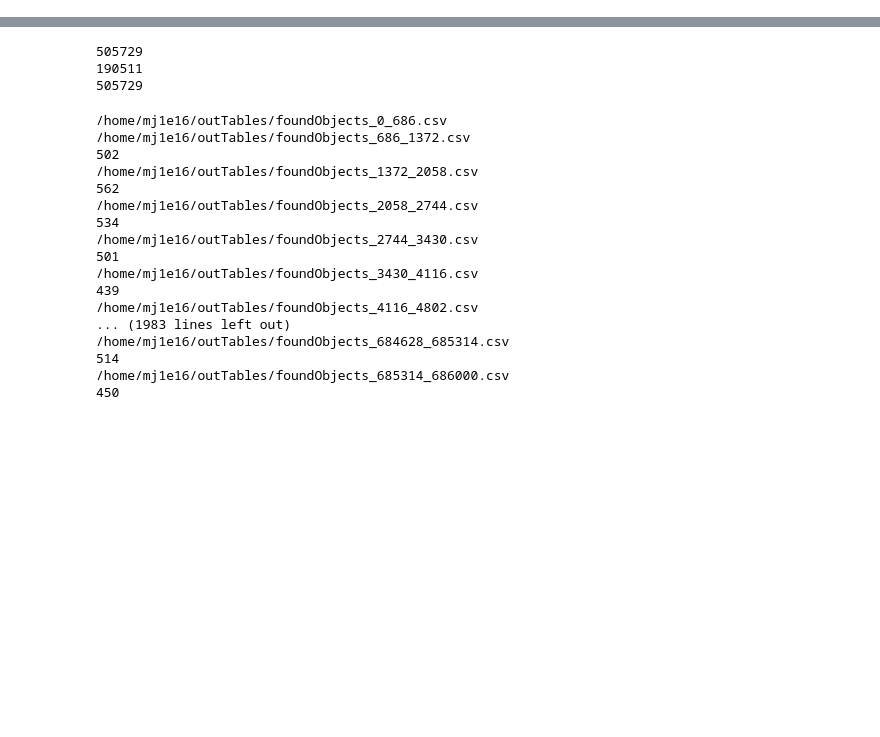
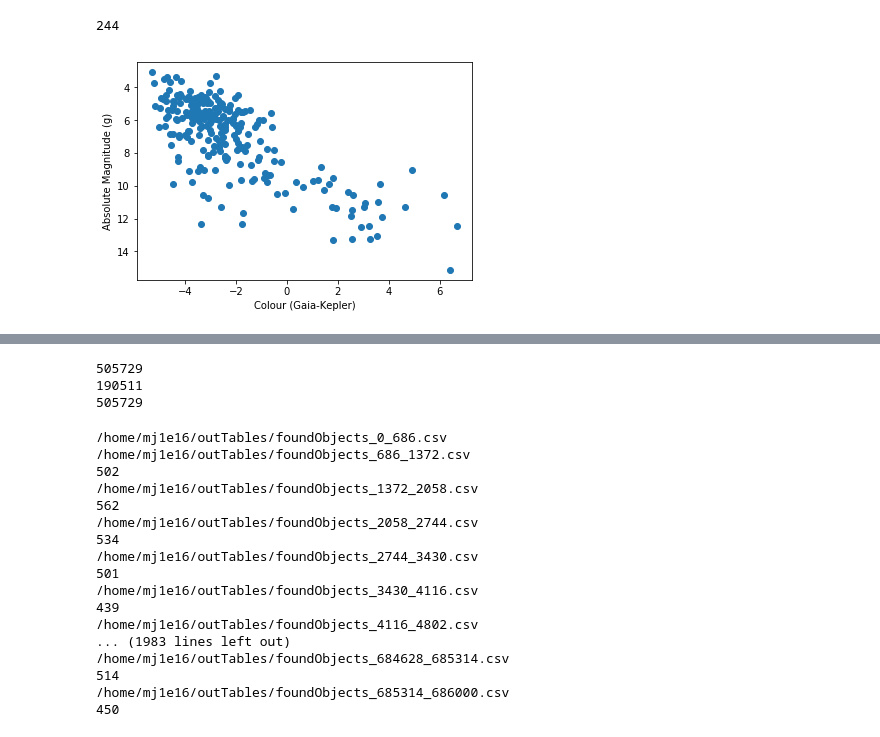
Before and after one commit to mj1e16lsst/keplerPhotometry, a Jupyter notebook: slim-matchingResults.ipynb, the cells around one changed output, grey strips where cells are left out. Drawn from its saved outputs; the diff is of its cells as text; code cells hidden in the pictures; blank space fills up the shorter version.

```diff
--- a/slim-matchingResults.ipynb
+++ b/slim-matchingResults.ipynb
@@ -31 +30,27 @@ print(len(matchTabTot))
+# %%
+def findMatchesGaia(tab,gaia,max_sep = 15.0 * u.arcsec):
+
+    matches = 'not matched'
+    ra1 = gaia['ra']
+    dec1 = gaia['dec']
+    print(len(dec1))
+    idx = []
+    number = tab['index']
+    ra2 = tab['RA']
+    dec2 = tab['DEC']
+    catalog = SkyCoord(ra=ra1*u.degree, dec=dec1*u.degree)
+    c = SkyCoord(ra=ra2*u.degree, dec=dec2*u.degree)
+    idx, d2d, d3d = c.match_to_catalog_sky(catalog)
+    sep_constraint = d2d < max_sep
+    objectsFound = number[sep_constraint]
+    df = tab.to_pandas()
+    df = df[df['index'].isin(objectsFound)]
+
+#     idx, d2d, d3d = catalog.match_to_catalog_sky(c)
+#     sep_constraint = d2d < max_sep
+#     objectsFound = number[sep_constraint]
+#     df = tab.to_pandas()
+#     df = df[df['index'].isin(objectsFound)]
+
+    return df
 # %%
@@ -49,3 +81,26 @@ def findMatchesNoCondition(tab,match,max_sep = 5.0 * u.arcsec):
+# %%
+matched = findMatchesGaia(tabTot,gaiatab,max_sep=5*u.arcsec)
+# %% [output]
+244
+# %%
+gpd = gaiatab.to_pandas()
+gpd.sort_values('dec')
+matched.sort_values(['DEC'])
+dist = gpd['dist'].tolist()
+gmag = gpd['phot_g_mean_mag'].tolist()
+magBestIndexs = matched['index'].tolist()
+magBest = [x for x,y in zip(origMag,origMagindex) if y in magBestIndexs]
+# %%
+colour = [x-y for x,y in zip(gmag,magBest)]
+magnitude = [m - 5*np.log10(d*1000000) + 5 for m,d in zip(gmag,dist)]
+# %%
+plt.plot(colour,magnitude,'o')
+plt.ylabel('Absolute Magnitude (g)')
+plt.xlabel('Colour (Gaia-Kepler)')
+plt.gca().invert_yaxis()
+plt.show()
+# %% [output]
+[figure, added]
 # %%
 transients = findMatchesNoCondition(tabTot,matchTabTot)
 # %% [output]
```
Also changed, not shown: parts of 17 cells of this notebook, 5 other files.
